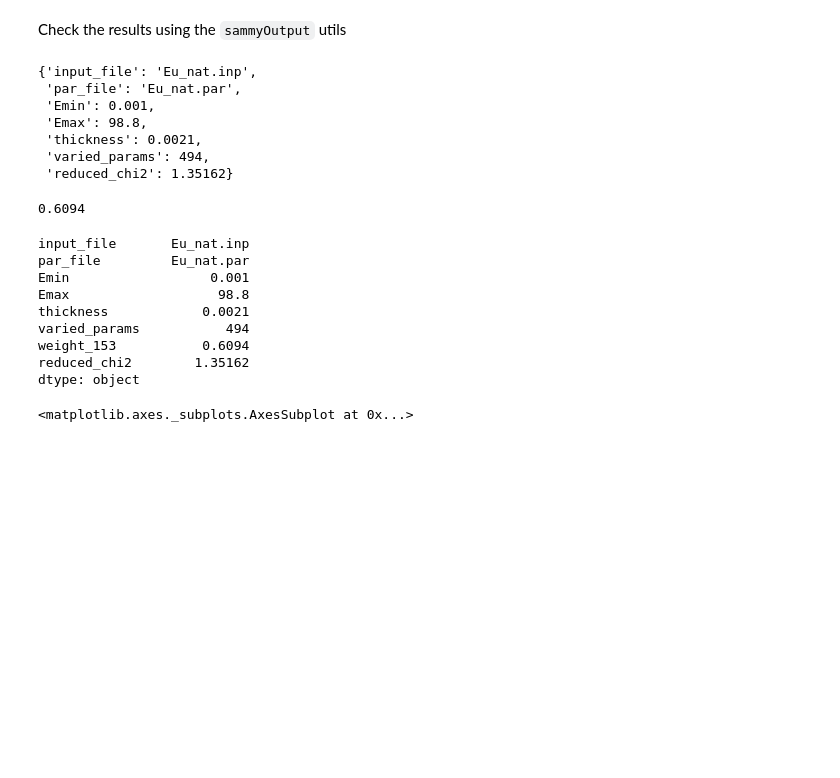
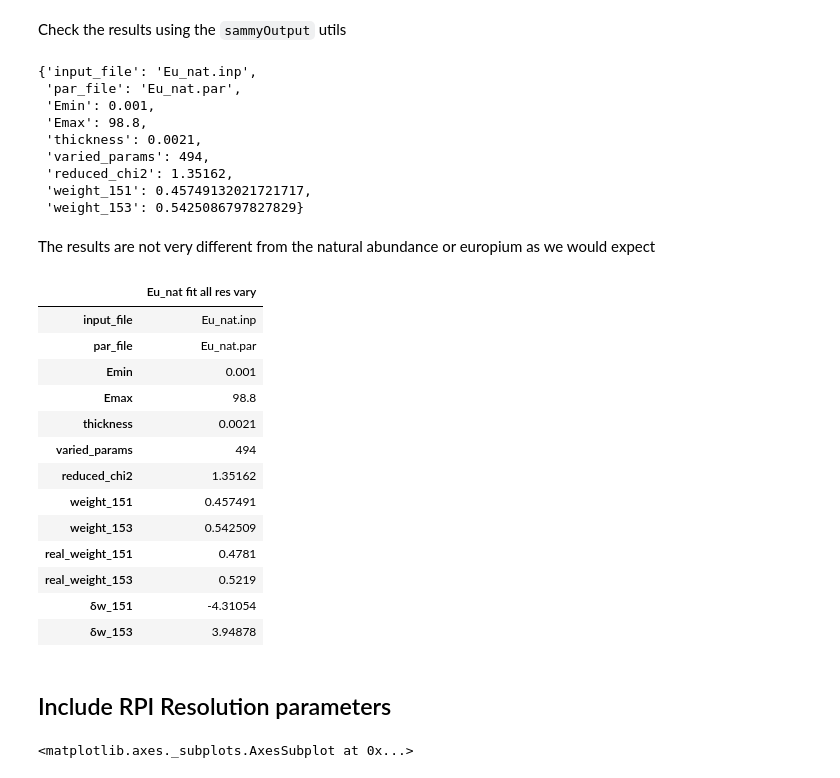
Before and after one commit to along4/Pleiades, a Jupyter notebook: examples/makeCompoundFit/compound_fit_using_sammy.ipynb, the cells around one changed output. Cells and saved outputs as stored; diff of their text form; code cells hidden in the pictures; blank space fills up the shorter version.

Commit message:
4 percent different

```diff
--- a/examples/makeCompoundFit/compound_fit_using_sammy.ipynb
+++ b/examples/makeCompoundFit/compound_fit_using_sammy.ipynb
@@ -228,7 +228,19 @@ from importlib import reload
 sammyOutput = reload(sammyOutput)
 lpt = sammyOutput.LptFile("archive/Eu_nat/results/Eu_nat.lpt")
 
-lpt.stats()
+# register two new search patterns
+lpt.register_new_stats(keyname="weight_151",start_text="  Isotopic abundance",skipped_rows=2,line_format="float(line.split()[1])")
+lpt.register_new_stats(keyname="weight_153",start_text="  Isotopic abundance",skipped_rows=3,line_format="float(line.split()[1])")
+
+
+stats = lpt.stats()
+
+# renormalize weights
+total_weight = stats["weight_151"] + stats["weight_153"]
+stats["weight_151"] /= total_weight
+stats["weight_153"] /= total_weight
+
+stats
 # %% [output]
 {'input_file': 'Eu_nat.inp',
  'par_file': 'Eu_nat.par',
@@ -236,27 +248,38 @@ lpt.stats()
  'Emax': 98.8,
  'thickness': 0.0021,
  'varied_params': 494,
- 'reduced_chi2': 1.35162}
+ 'reduced_chi2': 1.35162,
+ 'weight_151': 0.45749132021721717,
+ 'weight_153': 0.5425086797827829}
-# %%
-# register two new search patterns
-lpt.register_new_stats(keyname="weight_151",start_text="  Isotopic abundance",skipped_rows=2,line_format="float(line.split()[1])")
-lpt.register_new_stats(keyname="weight_153",start_text="  Isotopic abundance",skipped_rows=3,line_format="float(line.split()[1])")
-print(lpt.stats()["weight_153"])
-# %% [output]
-0.6094
-# %%
-import pandas
-pandas.Series(lpt.stats())
-# %% [output]
-input_file       Eu_nat.inp
-par_file         Eu_nat.par
-Emin                  0.001
-Emax                   98.8
-thickness            0.0021
-varied_params           494
-weight_153           0.6094
-reduced_chi2        1.35162
-dtype: object
+# %% [markdown]
+The results are not very different from the natural abundance or europium as we would expect
+# %%
+import pandas
+stats_df = pandas.DataFrame(stats,index=["Eu_nat fit all res vary"])
+stats_df["real_weight_151"] = 0.4781
+stats_df["real_weight_153"] = 0.5219
+
+stats_df["δw_151"] = (stats_df["weight_151"] - stats_df["real_weight_151"])/stats_df["real_weight_151"]*100
+stats_df["δw_153"] = (stats_df["weight_153"] - stats_df["real_weight_153"])/stats_df["real_weight_153"]*100
+
+stats_df.T
+# %% [output]
+|  | Eu_nat fit all res vary |
+| input_file | Eu_nat.inp |
+| par_file | Eu_nat.par |
+| Emin | 0.001 |
+| Emax | 98.8 |
+| thickness | 0.0021 |
+| varied_params | 494 |
+| reduced_chi2 | 1.35162 |
+| weight_151 | 0.457491 |
+| weight_153 | 0.542509 |
+| real_weight_151 | 0.4781 |
+| real_weight_153 | 0.5219 |
+| δw_151 | -4.31054 |
+| δw_153 | 3.94878 |
+# %% [markdown]
+## Include RPI Resolution parameters
 # %%
 df = pandas.read_csv("archive/Eu_nat/results/Eu_nat.lst",delim_whitespace=True,header=None)
 df.plot(x=0,y=[7,8])
```
Also changed, not shown: parts of 1 cell of this notebook.
